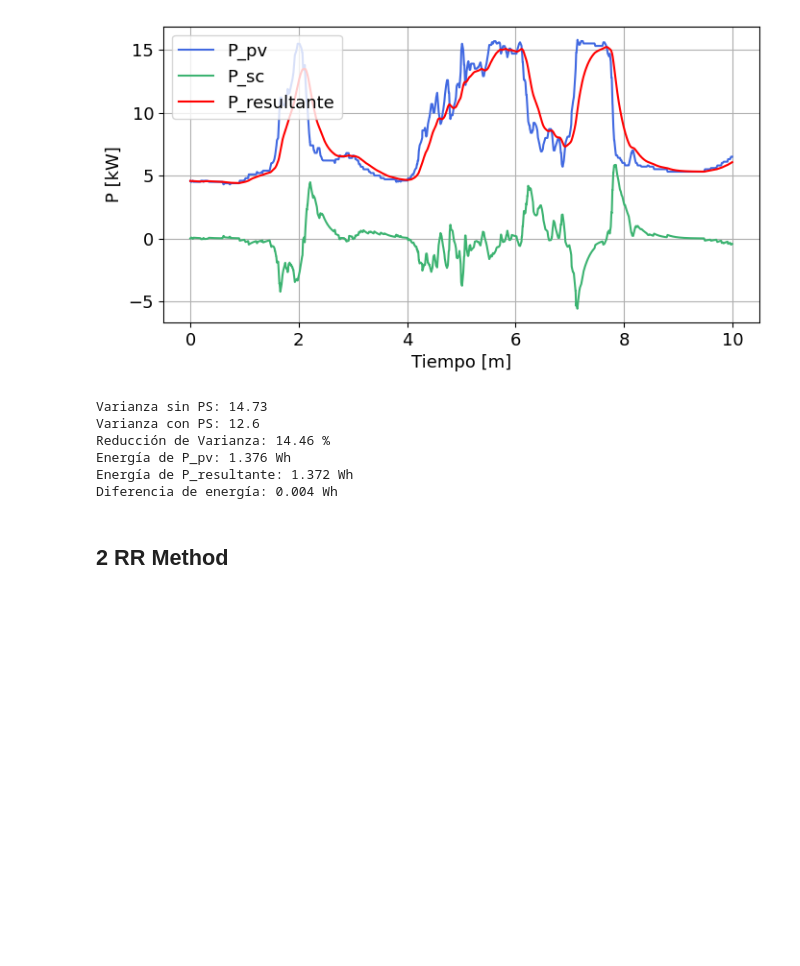
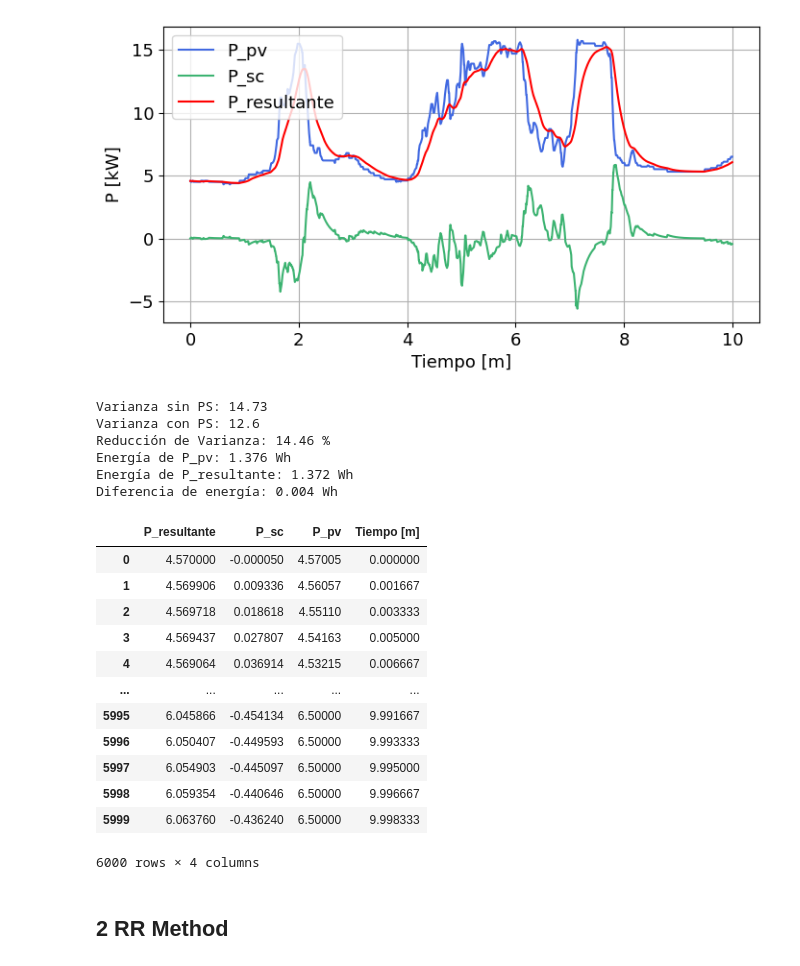
Before and after one commit to jorgecard/Telecontrol_r, a Jupyter notebook: PowerSmoothing/measurements.ipynb, the cells around one changed output. Drawn from its saved outputs; the diff is of its cells as text; code cells hidden in the pictures; blank space fills up the shorter version.

```diff
--- a/PowerSmoothing/measurements.ipynb
+++ b/PowerSmoothing/measurements.ipynb
@@ -196,6 +196,22 @@ Reducción de Varianza: 14.46 %
 Energía de P_pv: 1.376 Wh
 Energía de P_resultante: 1.372 Wh
 Diferencia de energía: 0.004 Wh
+# %%
+df
+# %% [output]
+|  | P_resultante | P_sc | P_pv | Tiempo [m] |
+| 0 | 4.570000 | -0.000050 | 4.57005 | 0.000000 |
+| 1 | 4.569906 | 0.009336 | 4.56057 | 0.001667 |
+| 2 | 4.569718 | 0.018618 | 4.55110 | 0.003333 |
+| 3 | 4.569437 | 0.027807 | 4.54163 | 0.005000 |
+| 4 | 4.569064 | 0.036914 | 4.53215 | 0.006667 |
+| ... | ... | ... | ... | ... |
+| 5995 | 6.045866 | -0.454134 | 6.50000 | 9.991667 |
+| 5996 | 6.050407 | -0.449593 | 6.50000 | 9.993333 |
+| 5997 | 6.054903 | -0.445097 | 6.50000 | 9.995000 |
+| 5998 | 6.059354 | -0.440646 | 6.50000 | 9.996667 |
+| 5999 | 6.063760 | -0.436240 | 6.50000 | 9.998333 |
+6000 rows × 4 columns
 # %% [markdown]
 ## 2 RR Method
 # %%
```
Also changed, not shown: parts of 4 cells of this notebook, 21 other files.
